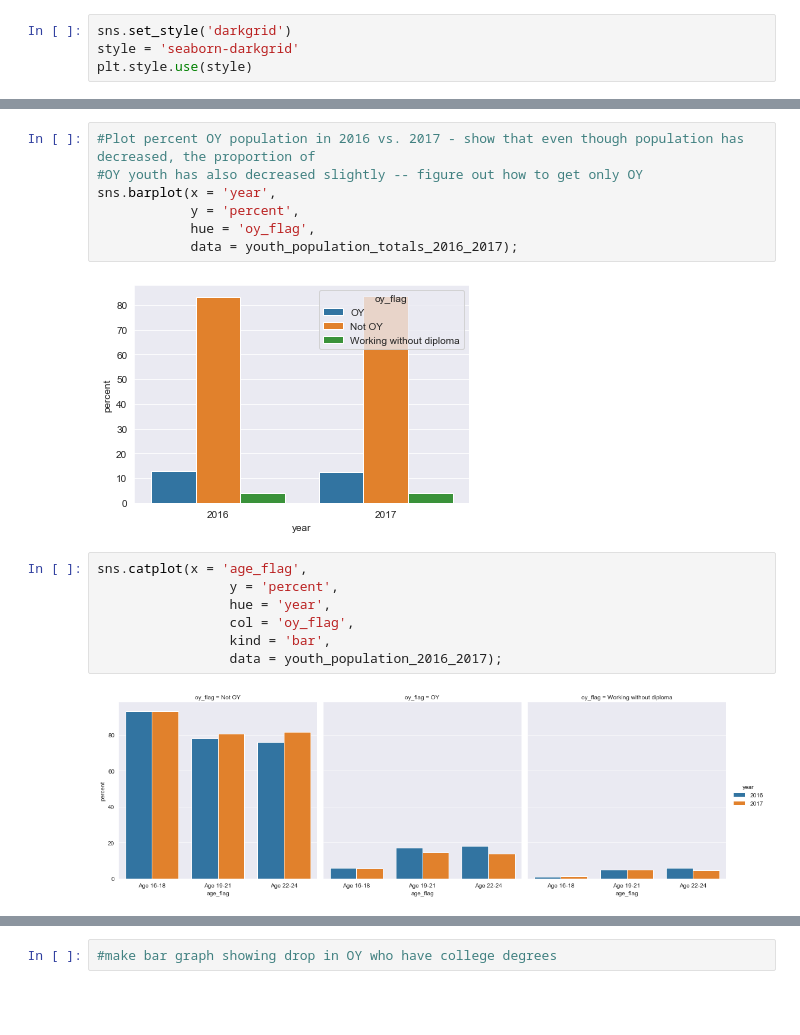
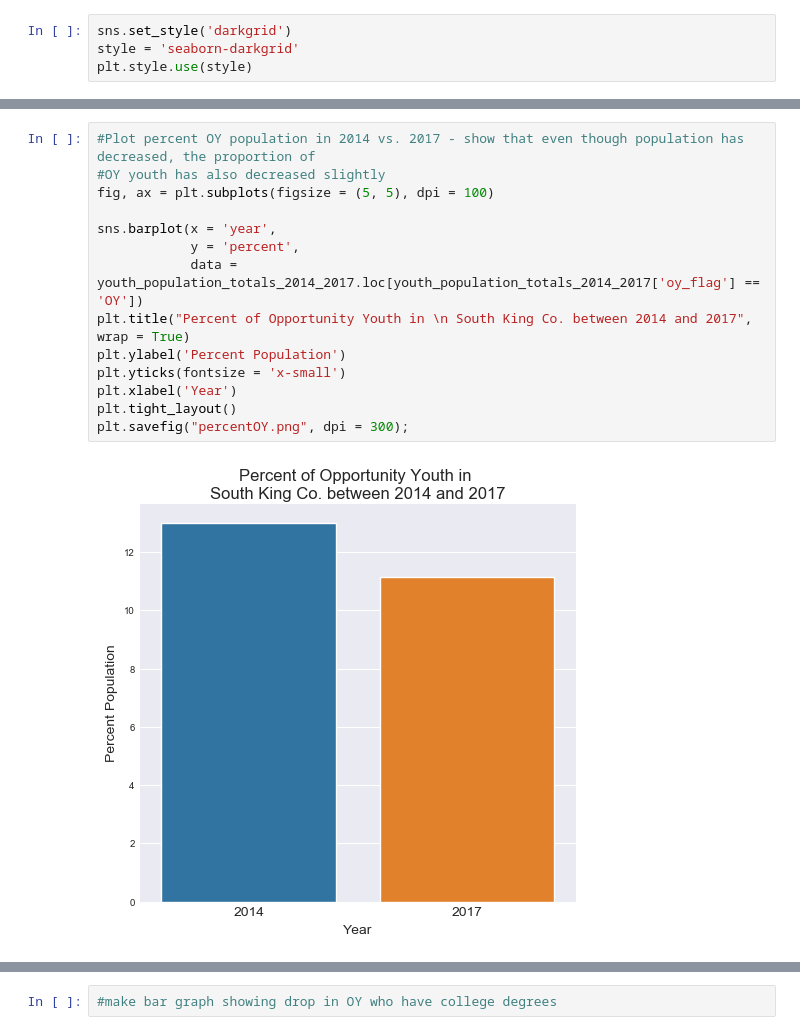
Before and after one commit to cenuno/opportunity_youth, a Jupyter notebook: Opportunity_Youth_Notebook.ipynb, the cells around one changed output, grey strips where cells are left out. Drawn from its saved outputs; the diff is of its cells as text; blank space fills up the shorter version.

```diff
--- a/Opportunity_Youth_Notebook.ipynb
+++ b/Opportunity_Youth_Notebook.ipynb
@@ -212,18 +113,16 @@ plt.savefig("totalpop.png");
 # %%
-#Plot percent OY population in 2016 vs. 2017 - show that even though population has decreased, the proportion of
-#OY youth has also decreased slightly -- figure out how to get only OY
+#Plot percent OY population in 2014 vs. 2017 - show that even though population has decreased, the proportion of
+#OY youth has also decreased slightly
+fig, ax = plt.subplots(figsize = (5, 5), dpi = 100)
+
 sns.barplot(x = 'year',
             y = 'percent',
-            hue = 'oy_flag',
-            data = youth_population_totals_2016_2017);
+            data = youth_population_totals_2014_2017.loc[youth_population_totals_2014_2017['oy_flag'] == 'OY'])
+plt.title("Percent of Opportunity Youth in \n South King Co. between 2014 and 2017", wrap = True)
+plt.ylabel('Percent Population')
+plt.yticks(fontsize = 'x-small')
+plt.xlabel('Year')
+plt.tight_layout()
+plt.savefig("percentOY.png", dpi = 300);
 # %% [output]
-[figure, old version]
+[figure, new version]
-# %%
-sns.catplot(x = 'age_flag',
-                 y = 'percent',
-                 hue = 'year',
-                 col = 'oy_flag',
-                 kind = 'bar',
-                 data = youth_population_2016_2017);
-# %% [output]
-[figure, removed]
```
Also changed, not shown: parts of 41 cells of this notebook, 8 other files.
